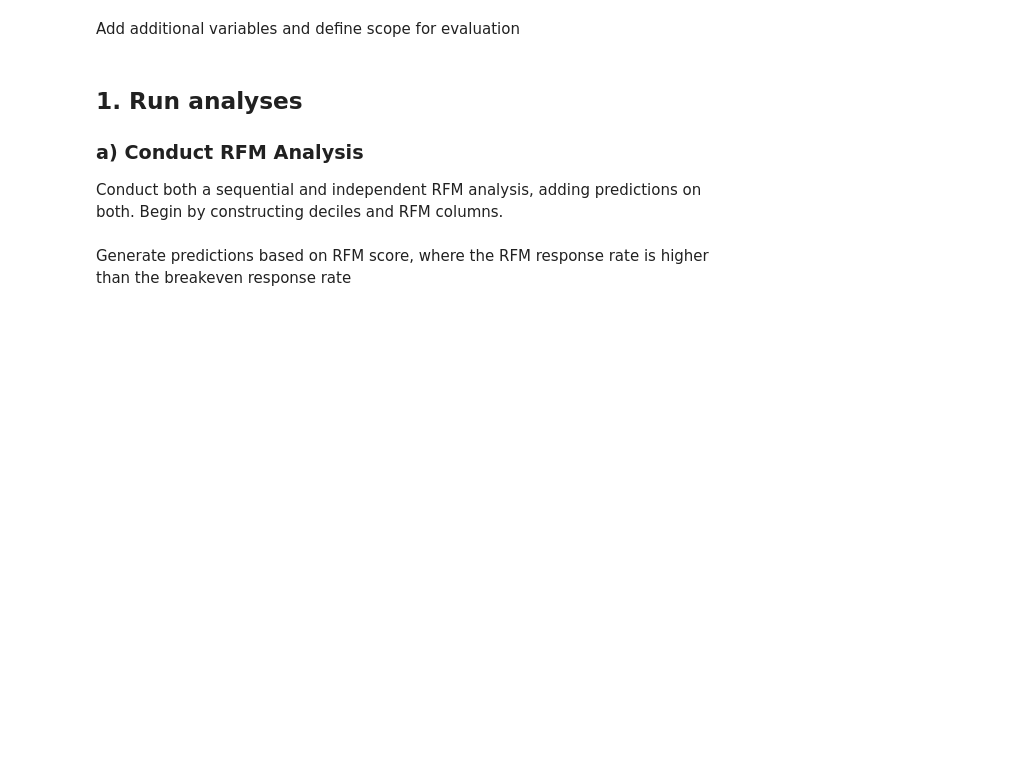
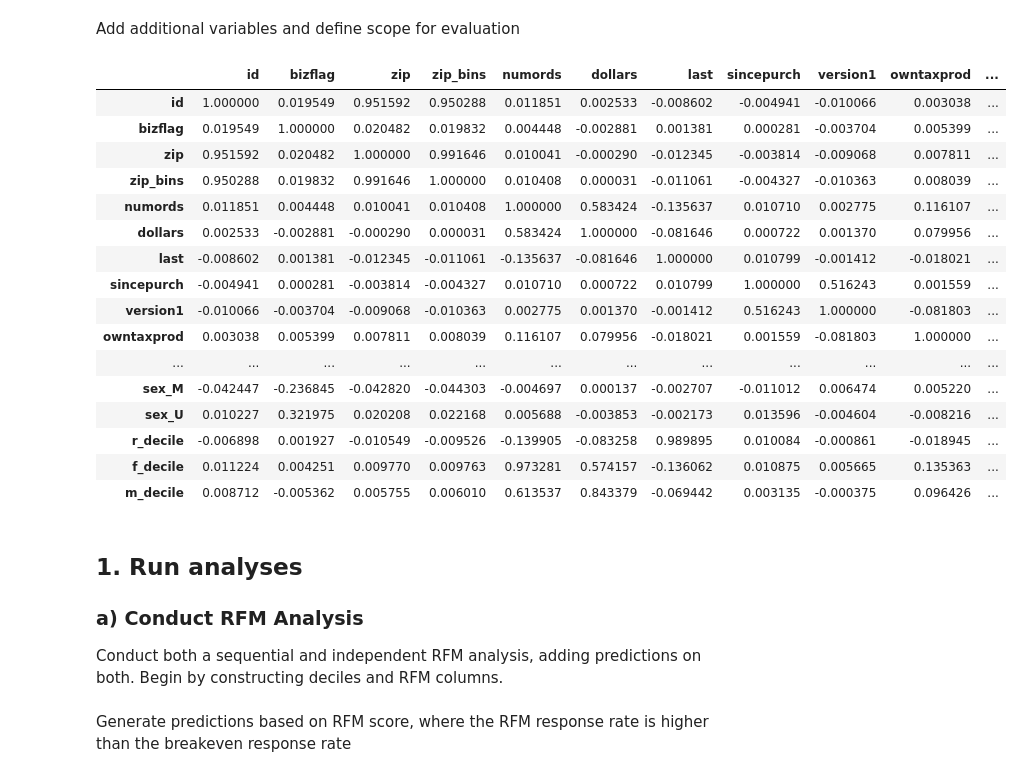
Before and after one commit to adeng/mba263-projects, a Jupyter notebook: Intuit Group Assignment.ipynb, the cells around one changed output. Cells and saved outputs as stored; diff of their text form; code cells hidden in the pictures; blank space fills up the shorter version.

```diff
--- a/Intuit Group Assignment.ipynb
+++ b/Intuit Group Assignment.ipynb
@@ -43,7 +46,29 @@ Add additional variables and define scope for evaluation
 # %%
 # Add transformational ordinal and indicator variables
 data = pandas.get_dummies(data, columns=['sex'])
 
-# Define scope for columns
-variables = ['sex_B', 'sex_F', 'sex_M', 'sex_U', 'bizflag','zip_bins',
-                               'numords','dollars','last','sincepurch','version1','owntaxprod','upgraded']
+# Define deciles for RFM
+data['r_decile'] = mba263.ntile(data['last'], 10)
+data['f_decile'] = mba263.ntile(data['numords'], 10)
+data['m_decile'] = mba263.ntile(data['dollars'], 10)
+
+# Explore variable correlation
+data.corr()
+# %% [output]
+|  | id | bizflag | zip | zip_bins | numords | dollars | last | sincepurch | version1 | owntaxprod | ... |
+| id | 1.000000 | 0.019549 | 0.951592 | 0.950288 | 0.011851 | 0.002533 | -0.008602 | -0.004941 | -0.010066 | 0.003038 | ... |
+| bizflag | 0.019549 | 1.000000 | 0.020482 | 0.019832 | 0.004448 | -0.002881 | 0.001381 | 0.000281 | -0.003704 | 0.005399 | ... |
+| zip | 0.951592 | 0.020482 | 1.000000 | 0.991646 | 0.010041 | -0.000290 | -0.012345 | -0.003814 | -0.009068 | 0.007811 | ... |
+| zip_bins | 0.950288 | 0.019832 | 0.991646 | 1.000000 | 0.010408 | 0.000031 | -0.011061 | -0.004327 | -0.010363 | 0.008039 | ... |
+| numords | 0.011851 | 0.004448 | 0.010041 | 0.010408 | 1.000000 | 0.583424 | -0.135637 | 0.010710 | 0.002775 | 0.116107 | ... |
+| dollars | 0.002533 | -0.002881 | -0.000290 | 0.000031 | 0.583424 | 1.000000 | -0.081646 | 0.000722 | 0.001370 | 0.079956 | ... |
+| last | -0.008602 | 0.001381 | -0.012345 | -0.011061 | -0.135637 | -0.081646 | 1.000000 | 0.010799 | -0.001412 | -0.018021 | ... |
+| sincepurch | -0.004941 | 0.000281 | -0.003814 | -0.004327 | 0.010710 | 0.000722 | 0.010799 | 1.000000 | 0.516243 | 0.001559 | ... |
+| version1 | -0.010066 | -0.003704 | -0.009068 | -0.010363 | 0.002775 | 0.001370 | -0.001412 | 0.516243 | 1.000000 | -0.081803 | ... |
+| owntaxprod | 0.003038 | 0.005399 | 0.007811 | 0.008039 | 0.116107 | 0.079956 | -0.018021 | 0.001559 | -0.081803 | 1.000000 | ... |
+| ... | ... | ... | ... | ... | ... | ... | ... | ... | ... | ... | ... |
+| sex_M | -0.042447 | -0.236845 | -0.042820 | -0.044303 | -0.004697 | 0.000137 | -0.002707 | -0.011012 | 0.006474 | 0.005220 | ... |
+| sex_U | 0.010227 | 0.321975 | 0.020208 | 0.022168 | 0.005688 | -0.003853 | -0.002173 | 0.013596 | -0.004604 | -0.008216 | ... |
+| r_decile | -0.006898 | 0.001927 | -0.010549 | -0.009526 | -0.139905 | -0.083258 | 0.989895 | 0.010084 | -0.000861 | -0.018945 | ... |
+| f_decile | 0.011224 | 0.004251 | 0.009770 | 0.009763 | 0.973281 | 0.574157 | -0.136062 | 0.010875 | 0.005665 | 0.135363 | ... |
+| m_decile | 0.008712 | -0.005362 | 0.005755 | 0.006010 | 0.613537 | 0.843379 | -0.069442 | 0.003135 | -0.000375 | 0.096426 | ... |
```
Also changed, not shown: parts of 16 cells of this notebook.
